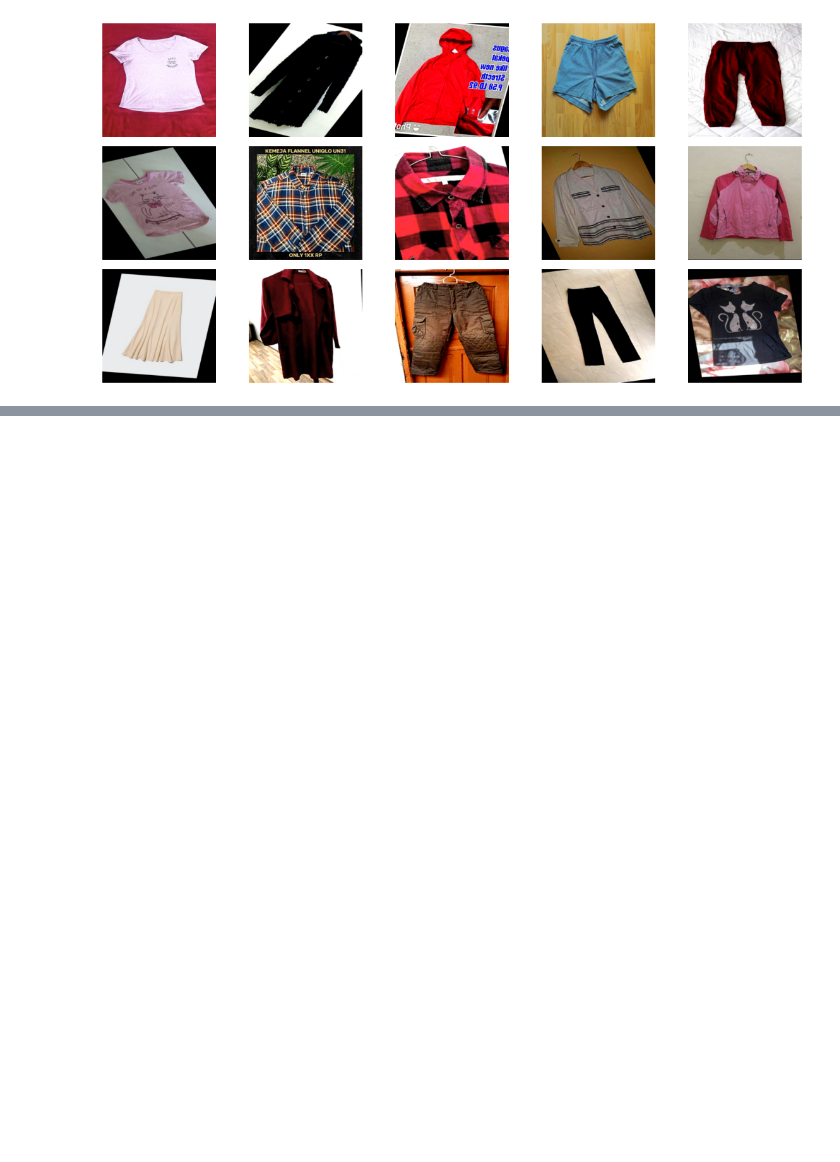
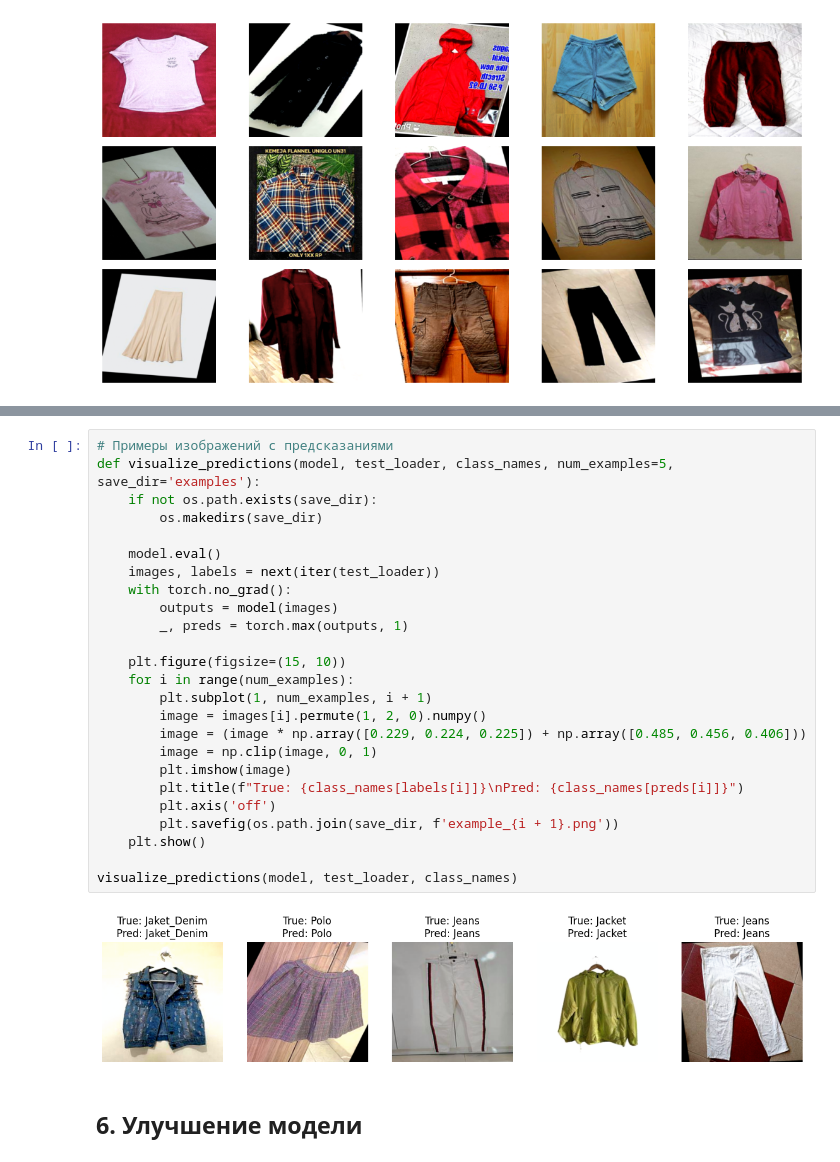
Before and after one commit to AkyLkaNastya/clothes, a Jupyter notebook: clothes_classifier.ipynb, the cells around one changed output, grey strips where cells are left out. Drawn from its saved outputs; the diff is of its cells as text; blank space fills up the shorter version.

```diff
--- a/clothes_classifier.ipynb
+++ b/clothes_classifier.ipynb
@@ -161,0 +414,29 @@ plt.show()
+# %%
+# Примеры изображений с предсказаниями
+def visualize_predictions(model, test_loader, class_names, num_examples=5, save_dir='examples'):
+    if not os.path.exists(save_dir):
+        os.makedirs(save_dir)
+
+    model.eval()
+    images, labels = next(iter(test_loader))
+    with torch.no_grad():
+        outputs = model(images)
+        _, preds = torch.max(outputs, 1)
+
+    plt.figure(figsize=(15, 10))
+    for i in range(num_examples):
+        plt.subplot(1, num_examples, i + 1)
+        image = images[i].permute(1, 2, 0).numpy()
+        image = (image * np.array([0.229, 0.224, 0.225]) + np.array([0.485, 0.456, 0.406]))
+        image = np.clip(image, 0, 1)
+        plt.imshow(image)
+        plt.title(f"True: {class_names[labels[i]]}\nPred: {class_names[preds[i]]}")
+        plt.axis('off')
+        plt.savefig(os.path.join(save_dir, f'example_{i + 1}.png'))
+    plt.show()
+
+visualize_predictions(model, test_loader, class_names)
+# %% [output]
+[figure, added]
+# %% [markdown]
+## **6. Улучшение модели**
```
Also changed, not shown: parts of 16 cells of this notebook, 11 other files.
